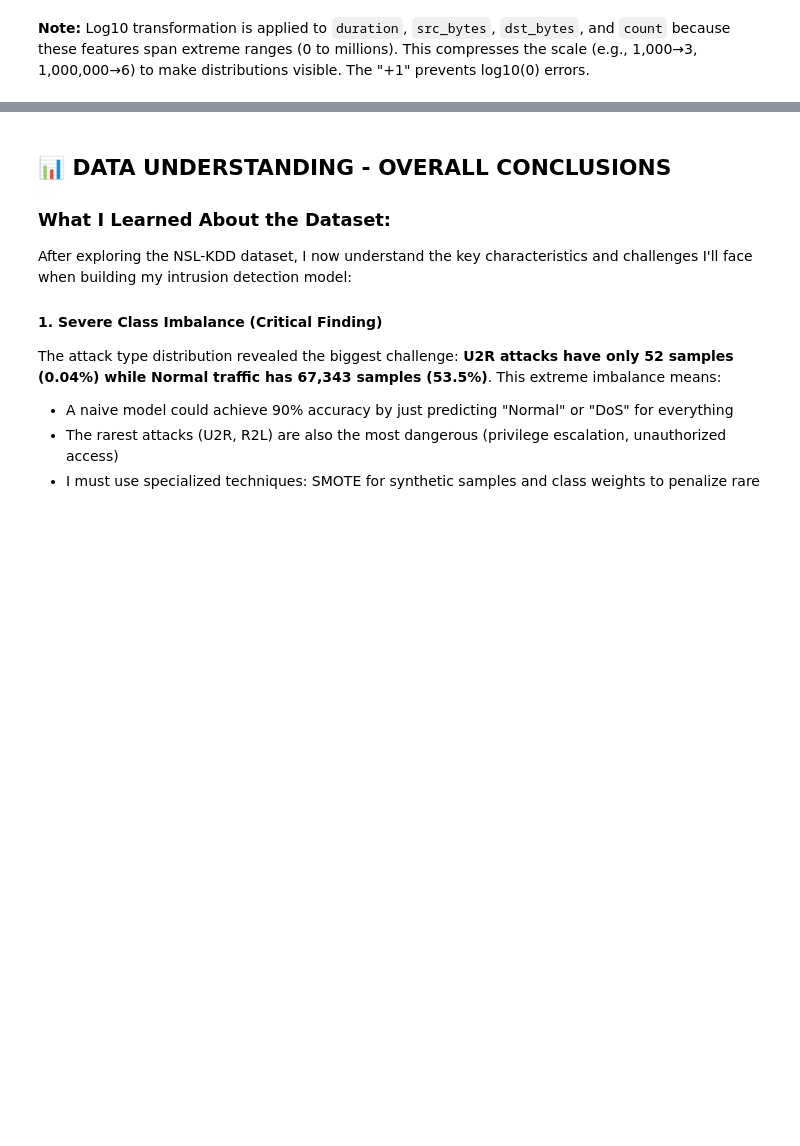
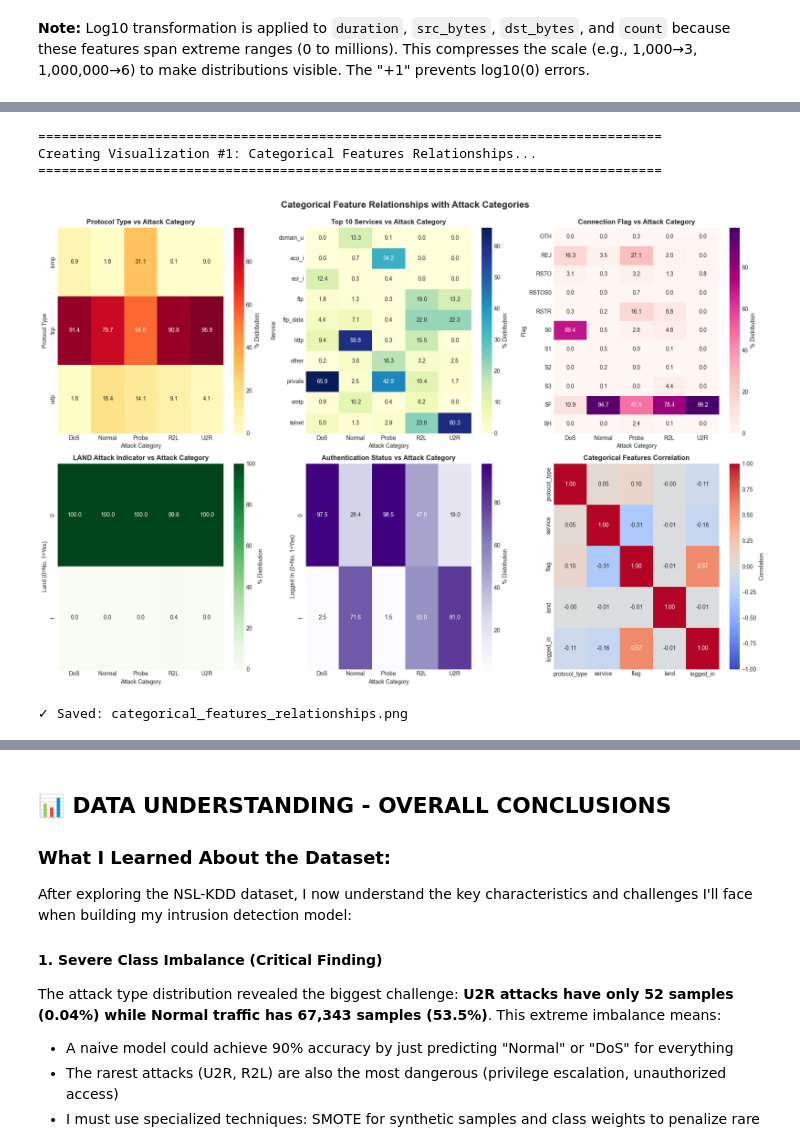
Before and after one commit to AntonDesigns/AI-ML-and-Data, a Jupyter notebook: Network Intrusion Detection/Challenge 2/Challenge2_Network_IDS_Data_Provisioning.ipynb, the cells around one changed output, grey strips where cells are left out. Saved outputs shown, nothing was run; the diff lists cells and outputs as text; code cells hidden in the pictures; blank space fills up the shorter version.

```diff
--- a/Network Intrusion Detection/Challenge 2/Challenge2_Network_IDS_Data_Provisioning.ipynb
+++ b/Network Intrusion Detection/Challenge 2/Challenge2_Network_IDS_Data_Provisioning.ipynb
@@ -138,6 +143,7 @@ if not os.path.exists(test_file_path):
 # Load the data
 train_data = pd.read_csv(train_file_path, names=column_names, header=None)
 test_data = pd.read_csv(test_file_path, names=column_names, header=None)
+df = pd.concat([train_data, test_data], ignore_index=True)
 
 total_samples = len(train_data) + len(test_data)
 print(f"✅ Data loaded: {total_samples:,} total samples")
@@ -709,0 +731,71 @@ These feature patterns validate my model will work. If Normal and Attack traffic
+# %%
+# ============================================================================
+# VISUALIZATION #1: CATEGORICAL FEATURES RELATIONSHIPS
+# ============================================================================
+
+print("\n" + "="*80)
+print("Creating Visualization #1: Categorical Features Relationships...")
+print("="*80)
+
+fig, axes = plt.subplots(2, 3, figsize=(18, 12))
+fig.suptitle('Categorical Feature Relationships with Attack Categories',
+             fontsize=16, fontweight='bold', y=0.995)
+
+# 1. Protocol Type Distribution by Attack Category
+protocol_attack = pd.crosstab(df['protocol_type'], df['attack_category'], normalize='columns') * 100
+sns.heatmap(protocol_attack, annot=True, fmt='.1f', cmap='YlOrRd', ax=axes[0, 0], cbar_kws={'label': '% Distribution'})
+axes[0, 0].set_title('Protocol Type vs Attack Category', fontweight='bold')
+axes[0, 0].set_xlabel('Attack Category')
+axes[0, 0].set_ylabel('Protocol Type')
+
+# 2. Top 10 Services Distribution
+top_services = df['service'].value_counts().head(10).index
+df_top_services = df[df['service'].isin(top_services)]
+service_attack = pd.crosstab(df_top_services['service'], df_top_services['attack_category'], normalize='columns') * 100
+sns.heatmap(service_attack, annot=True, fmt='.1f', cmap='YlGnBu', ax=axes[0, 1], cbar_kws={'label': '% Distribution'})
+axes[0, 1].set_title('Top 10 Services vs Attack Category', fontweight='bold')
+axes[0, 1].set_xlabel('Attack Category')
+axes[0, 1].set_ylabel('Service')
+
+# 3. Flag Distribution
+flag_attack = pd.crosstab(df['flag'], df['attack_category'], normalize='columns') * 100
+sns.heatmap(flag_attack, annot=True, fmt='.1f', cmap='RdPu', ax=axes[0, 2], cbar_kws={'label': '% Distribution'})
+axes[0, 2].set_title('Connection Flag vs Attack Category', fontweight='bold')
+axes[0, 2].set_xlabel('Attack Category')
+axes[0, 2].set_ylabel('Flag')
+
+# 4. Land Feature
+land_attack = pd.crosstab(df['land'], df['attack_category'], normalize='columns') * 100
+sns.heatmap(land_attack, annot=True, fmt='.1f', cmap='Greens', ax=axes[1, 0], cbar_kws={'label': '% Distribution'})
+axes[1, 0].set_title('LAND Attack Indicator vs Attack Category', fontweight='bold')
+axes[1, 0].set_xlabel('Attack Category')
+axes[1, 0].set_ylabel('Land (0=No, 1=Yes)')
+
+# 5. Logged In Distribution
+logged_attack = pd.crosstab(df['logged_in'], df['attack_category'], normalize='columns') * 100
+sns.heatmap(logged_attack, annot=True, fmt='.1f', cmap='Purples', ax=axes[1, 1], cbar_kws={'label': '% Distribution'})
+axes[1, 1].set_title('Authentication Status vs Attack Category', fontweight='bold')
+axes[1, 1].set_xlabel('Attack Category')
+axes[1, 1].set_ylabel('Logged In (0=No, 1=Yes)')
+
+# 6. Feature Correlation
+df_encoded = df.copy()
+for cat_col in categorical_features:
+    df_encoded[cat_col] = pd.Categorical(df_encoded[cat_col]).codes
+
+correlation_matrix = df_encoded[categorical_features].corr()
+sns.heatmap(correlation_matrix, annot=True, fmt='.2f', cmap='coolwarm', center=0,
+            ax=axes[1, 2], cbar_kws={'label': 'Correlation'}, vmin=-1, vmax=1)
+axes[1, 2].set_title('Categorical Features Correlation', fontweight='bold')
+
+plt.tight_layout()
+plt.savefig('categorical_features_relationships.png', dpi=300, bbox_inches='tight')
+plt.show()
+
+print("✓ Saved: categorical_features_relationships.png")
+# %% [output]
+================================================================================
+Creating Visualization #1: Categorical Features Relationships...
+================================================================================
+[figure, added]
+✓ Saved: categorical_features_relationships.png
```
Also changed, not shown: parts of 57 cells of this notebook, 16 other files.
